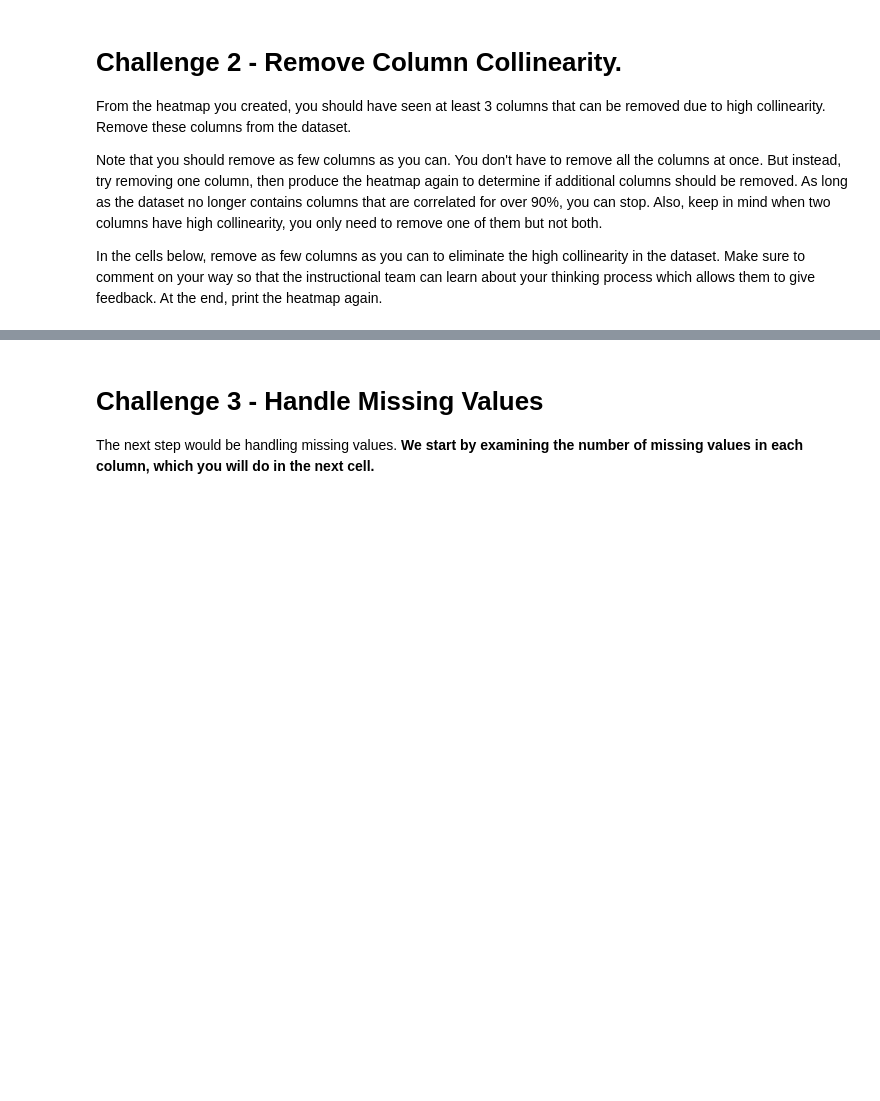
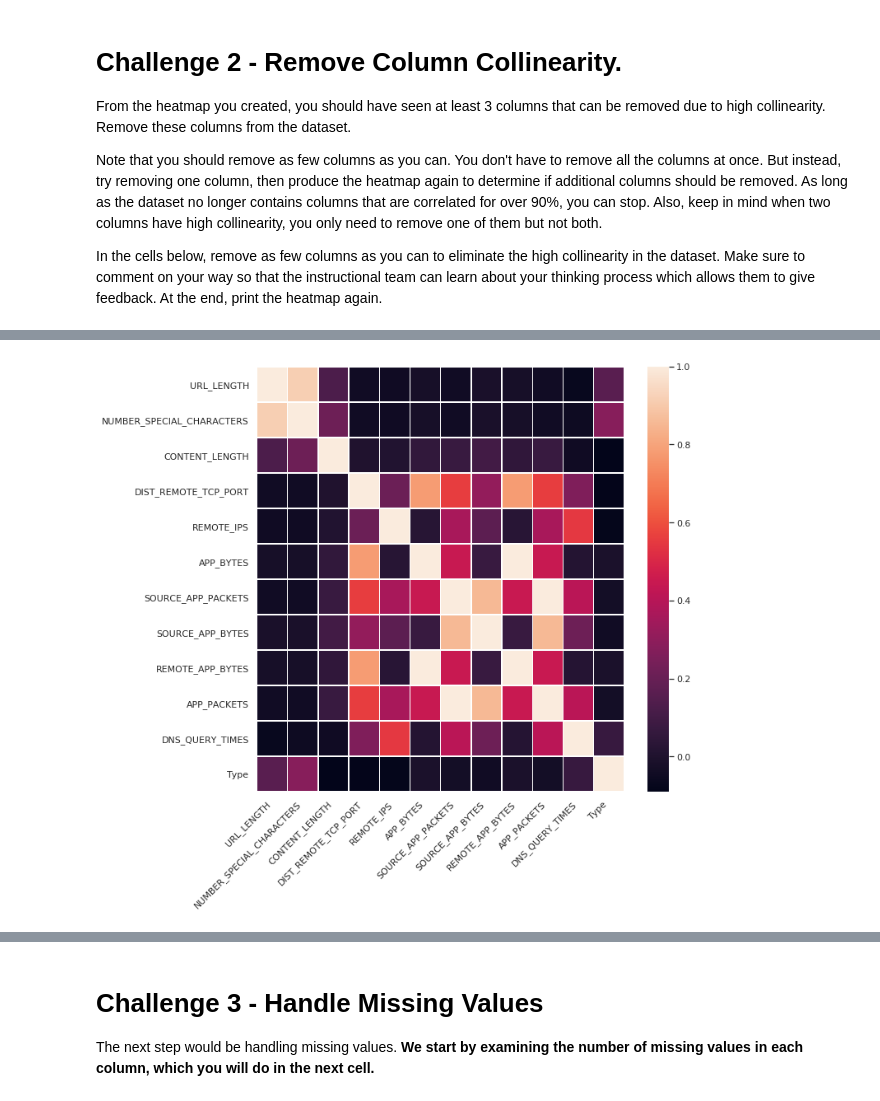
Before and after one commit to ironhack-datalabs/datamad0120, a Jupyter notebook: module-3/lab-supervised-learning/your-code/main.ipynb, the cells around one changed output, grey strips where cells are left out. Cells and saved outputs as stored; diff of their text form; code cells hidden in the pictures; blank space fills up the shorter version.

```diff
--- a/module-3/lab-supervised-learning/your-code/main.ipynb
+++ b/module-3/lab-supervised-learning/your-code/main.ipynb
@@ -71,0 +121,6 @@ In the cells below, remove as few columns as you can to eliminate the high colli
+# %%
+websites = websites.drop("REMOTE_APP_PACKETS", axis=1)
+corr = websites._get_numeric_data().corr()
+heat(corr, (9.5,9))
+# %% [output]
+[figure, added]
```
Also changed, not shown: parts of 73 cells of this notebook.
